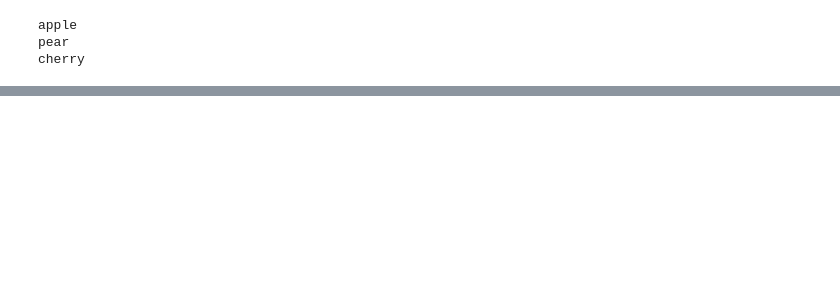
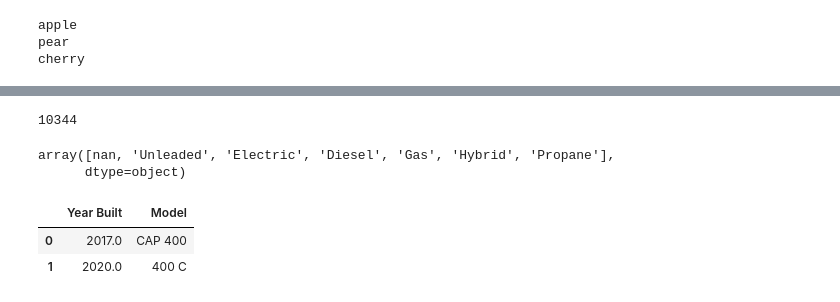
Before and after one commit to SueHolder/OVFAcademy, a Jupyter notebook: Untitled0.ipynb, the cells around one changed output, grey strips where cells are left out. Cells and saved outputs as stored; diff of their text form; code cells hidden in the pictures; blank space fills up the shorter version.

```diff
--- a/Untitled0.ipynb
+++ b/Untitled0.ipynb
@@ -152,0 +315,20 @@ Last_list = [element for ele]
+# %%
+len(df)
+# %% [output]
+10344
+# %%
+df['Fuel Type'].unique()
+# %% [output]
+array([nan, 'Unleaded', 'Electric', 'Diesel', 'Gas', 'Hybrid', 'Propane'],
+      dtype=object)
+# %%
+### Now let's do some data manipulation
+# Select a column:
+df['Year Built'].head(2) # If you select 1 feature: dataframe['name_feature']
+# Select multiple columns
+df[['Year Built', 'Model']].head(2)
+# If you select 2 or more features: dataframe[['feature1', 'feature2']]
+# %% [output]
+|  | Year Built | Model |
+| 0 | 2017.0 | CAP 400 |
+| 1 | 2020.0 | 400 C |
```
Also changed, not shown: parts of 20 cells of this notebook.
